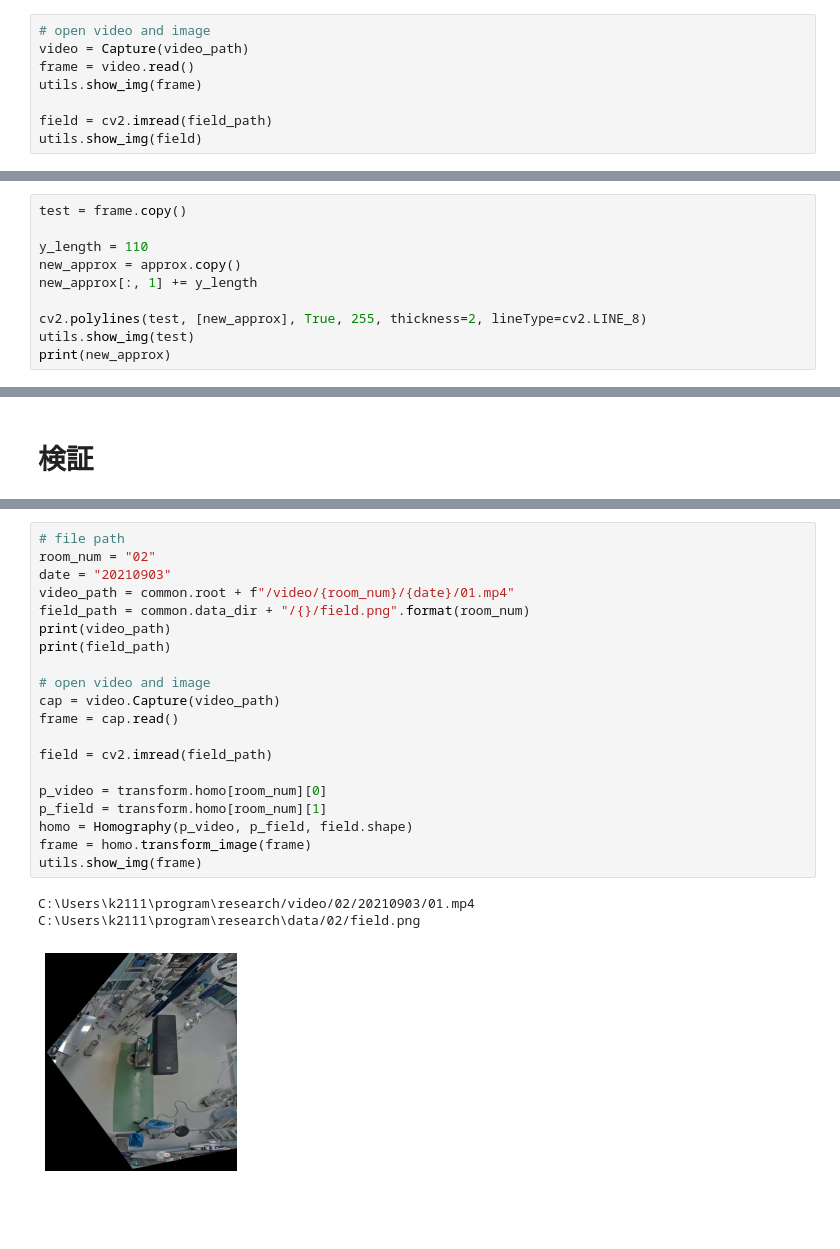
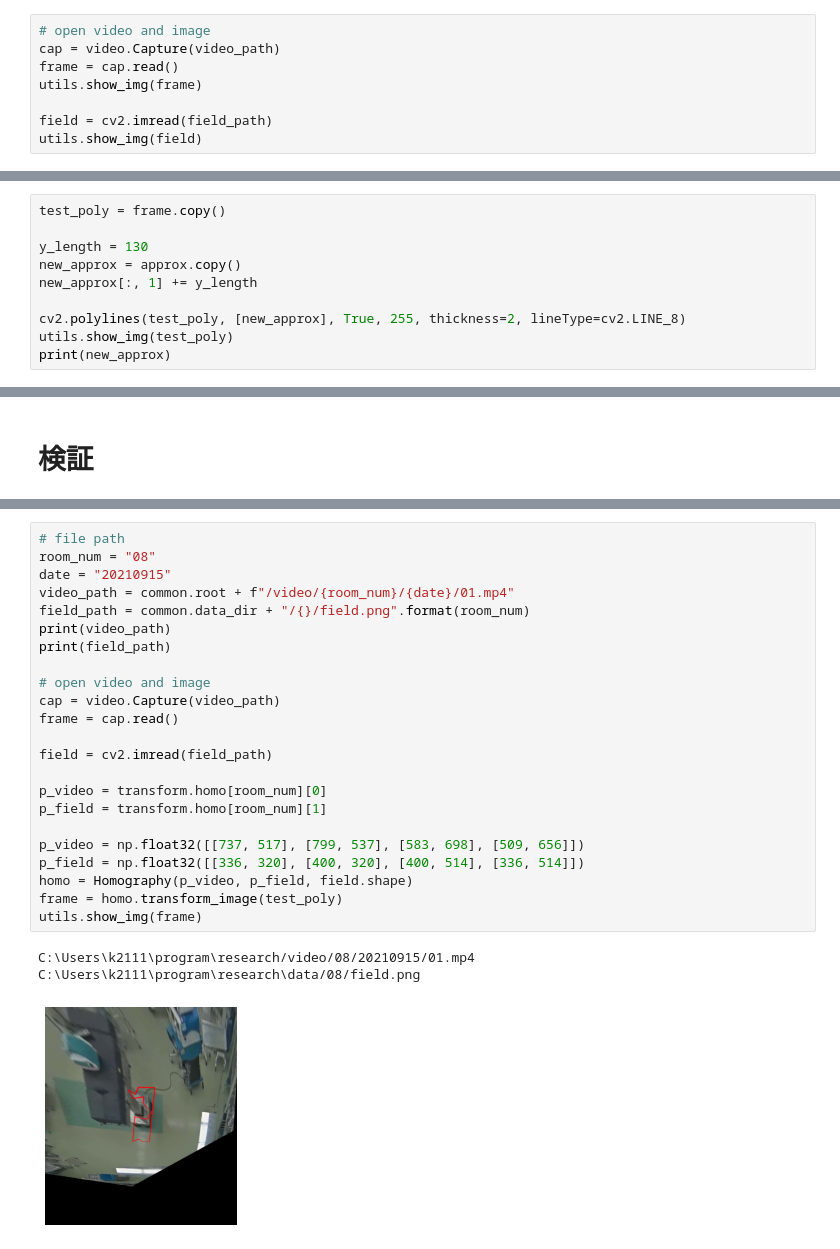
Before and after one commit to kojikojiprg/ova4gar, a Jupyter notebook: notebooks/utils/set_homography.ipynb, the cells around one changed output, grey strips where cells are left out. Drawn from its saved outputs; the diff is of its cells as text; blank space fills up the shorter version.

```diff
--- a/notebooks/utils/set_homography.ipynb
+++ b/notebooks/utils/set_homography.ipynb
@@ -22,8 +21,8 @@ C:\Users\k2111\program\research/video/08/20210915/01.mp4
 C:\Users\k2111\program\research\data/08/field.png
 # %%
 # open video and image
-video = Capture(video_path)
-frame = video.read()
+cap = video.Capture(video_path)
+frame = cap.read()
 utils.show_img(frame)
 
 field = cv2.imread(field_path)
@@ -112,11 +118,11 @@ array([0, 3, 3, 0, 3, 3, 2, 2, 2, 1, 1, 1, 1, 1, 1, 0, 1, 0, 0])
 # %%
-test = frame.copy()
+test_poly = frame.copy()
 
-y_length = 110
+y_length = 130
 new_approx = approx.copy()
 new_approx[:, 1] += y_length
 
-cv2.polylines(test, [new_approx], True, 255, thickness=2, lineType=cv2.LINE_8)
-utils.show_img(test)
+cv2.polylines(test_poly, [new_approx], True, 255, thickness=2, lineType=cv2.LINE_8)
+utils.show_img(test_poly)
 print(new_approx)
 # %% [output]
@@ -203,25 +205,28 @@ from common.transform import Homography
 import cv2
 # %%
 # file path
-room_num = "02"
-date = "20210903"
+room_num = "08"
+date = "20210915"
 video_path = common.root + f"/video/{room_num}/{date}/01.mp4"
 field_path = common.data_dir + "/{}/field.png".format(room_num)
 print(video_path)
 print(field_path)
 
 # open video and image
 cap = video.Capture(video_path)
 frame = cap.read()
 
 field = cv2.imread(field_path)
 
 p_video = transform.homo[room_num][0]
 p_field = transform.homo[room_num][1]
+
+p_video = np.float32([[737, 517], [799, 537], [583, 698], [509, 656]])
+p_field = np.float32([[336, 320], [400, 320], [400, 514], [336, 514]])
 homo = Homography(p_video, p_field, field.shape)
-frame = homo.transform_image(frame)
+frame = homo.transform_image(test_poly)
 utils.show_img(frame)
 # %% [output]
-C:\Users\k2111\program\research/video/02/20210903/01.mp4
-C:\Users\k2111\program\research\data/02/field.png
+C:\Users\k2111\program\research/video/08/20210915/01.mp4
+C:\Users\k2111\program\research\data/08/field.png
-[figure, old version]
+[figure, new version]
```
Also changed, not shown: parts of 10 cells of this notebook.
